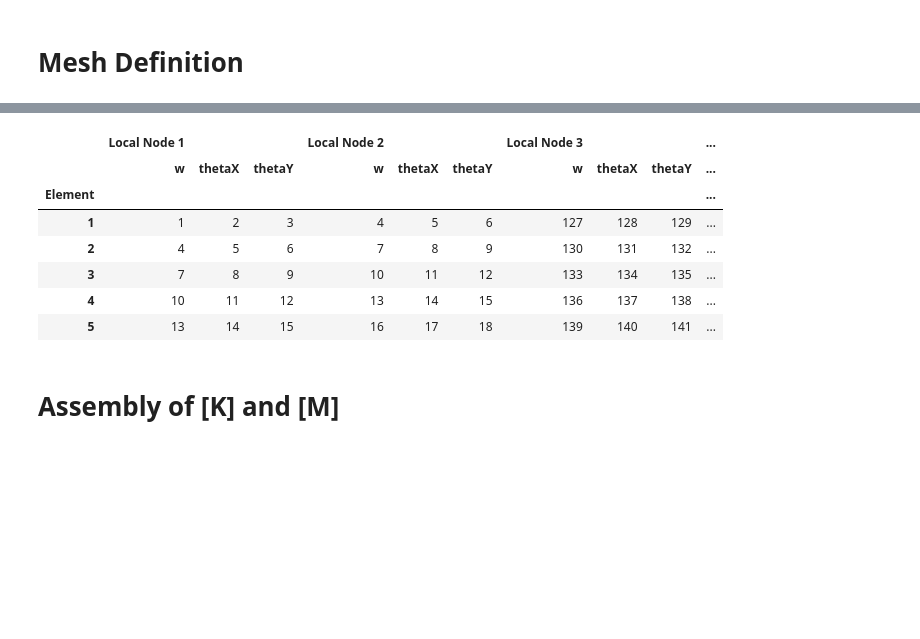
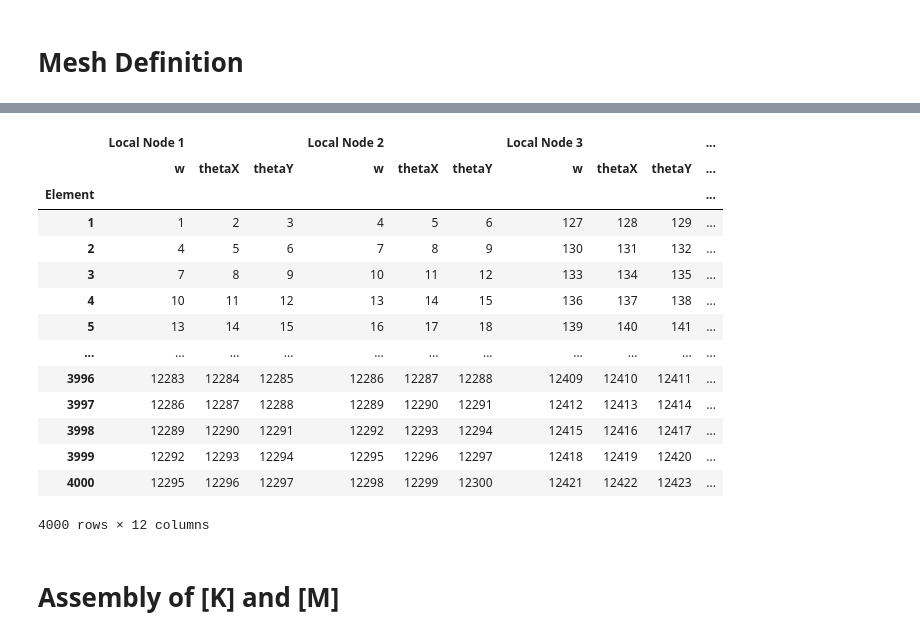
Before and after one commit to lucas-schroeder/Master_program_UFSC, a Jupyter notebook: VA/work2/FEM_Plate_lucas_schroeder.ipynb, the cells around one changed output, grey strips where cells are left out. Saved outputs shown, nothing was run; the diff lists cells and outputs as text; code cells hidden in the pictures; blank space fills up the shorter version.

```diff
--- a/VA/work2/FEM_Plate_lucas_schroeder.ipynb
+++ b/VA/work2/FEM_Plate_lucas_schroeder.ipynb
@@ -197,14 +208,21 @@ element_con.head()
 # %%
-index_table.head()
+index_table
 # %% [output]
 |  | Local Node 1 |  |  | Local Node 2 |  |  | Local Node 3 |  |  | ... |
 |  | w | thetaX | thetaY | w | thetaX | thetaY | w | thetaX | thetaY | ... |
 | Element |  |  |  |  |  |  |  |  |  | ... |
 | 1 | 1 | 2 | 3 | 4 | 5 | 6 | 127 | 128 | 129 | ... |
 | 2 | 4 | 5 | 6 | 7 | 8 | 9 | 130 | 131 | 132 | ... |
 | 3 | 7 | 8 | 9 | 10 | 11 | 12 | 133 | 134 | 135 | ... |
 | 4 | 10 | 11 | 12 | 13 | 14 | 15 | 136 | 137 | 138 | ... |
 | 5 | 13 | 14 | 15 | 16 | 17 | 18 | 139 | 140 | 141 | ... |
+| ... | ... | ... | ... | ... | ... | ... | ... | ... | ... | ... |
+| 3996 | 12283 | 12284 | 12285 | 12286 | 12287 | 12288 | 12409 | 12410 | 12411 | ... |
+| 3997 | 12286 | 12287 | 12288 | 12289 | 12290 | 12291 | 12412 | 12413 | 12414 | ... |
+| 3998 | 12289 | 12290 | 12291 | 12292 | 12293 | 12294 | 12415 | 12416 | 12417 | ... |
+| 3999 | 12292 | 12293 | 12294 | 12295 | 12296 | 12297 | 12418 | 12419 | 12420 | ... |
+| 4000 | 12295 | 12296 | 12297 | 12298 | 12299 | 12300 | 12421 | 12422 | 12423 | ... |
+4000 rows × 12 columns
 # %% [markdown]
 # Assembly of [K] and [M]
 # %%
```
Also changed, not shown: parts of 14 cells of this notebook, 1 other file.
